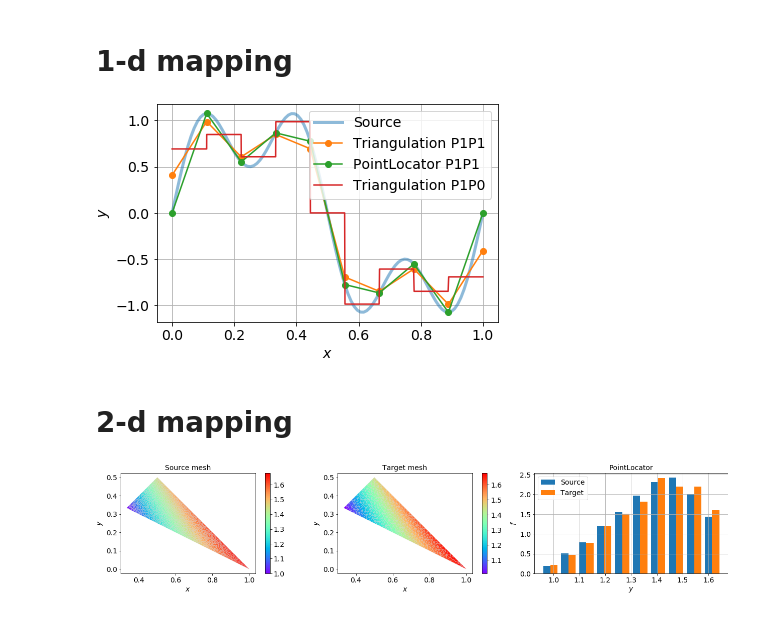
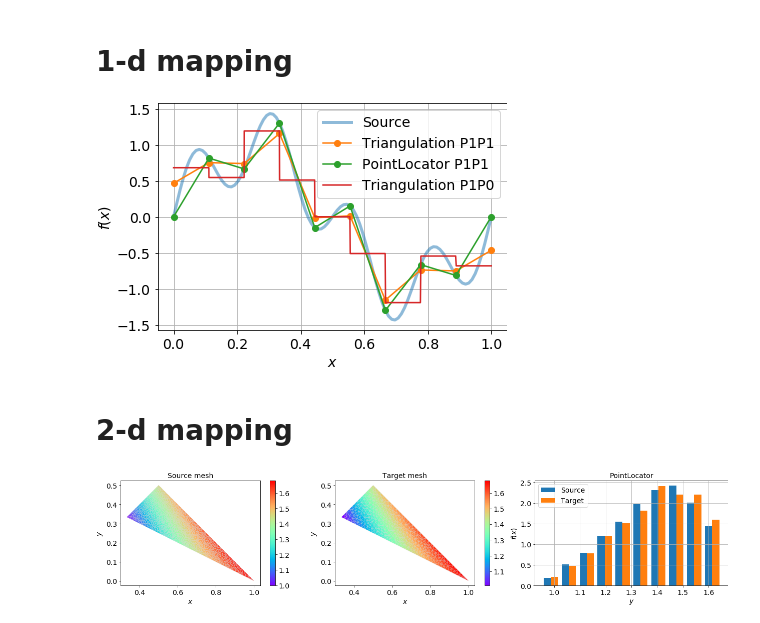
Before and after one commit to tianyikillua/pymapping, a Jupyter notebook: examples/mapping.ipynb, the cells around one changed output. Drawn from its saved outputs; the diff is of its cells as text; code cells hidden in the pictures.

```diff
--- a/examples/mapping.ipynb
+++ b/examples/mapping.ipynb
@@ -32,40 +32,41 @@ def get_P0_visualization(x, y, eps=1e-3):
         if i == 0 or i == len(x) - 1:
             x_.append(x[i])
         else:
             x_.append((1 - eps) * x[i])
             x_.append((1 + eps) * x[i])
     y_ = [val for val in y for _ in range(2)]
     return np.array(x_), np.array(y_)
 
 # Source mesh
 mesh_source = mesh_unit_interval(100)
-y = np.sin(2 * np.pi * mesh_source.points) + 0.5 * np.sin(6 * np.pi * mesh_source.points)
-mesh_source.point_data = {"y": y}
-plt.plot(mesh_source.points, y, label="Source", linewidth=3, alpha=0.5)
+f = np.sin(2 * np.pi * mesh_source.points) + 0.5 * np.sin(8 * np.pi * mesh_source.points)
+mesh_source.point_data = {"f(x)": f}
+plt.plot(mesh_source.points, f, label="Source", linewidth=3, alpha=0.5)
 
 # Target mesh
 mesh_target = mesh_unit_interval(10)
 
 # P1P1 Mapping
 remap = pymapping.Remapper(verbose=False)
 for intersection_type in ["Triangulation", "PointLocator"]:
     remap.prepare(mesh_source, mesh_target, method="P1P1", intersection_type=intersection_type)
-    res = remap.transfer("y")
+    res = remap.transfer("f(x)")
     plt.plot(mesh_target.points, res.array(), "-o", label=intersection_type + " P1P1")
 
 # P1P0
 remap.prepare(mesh_source, mesh_target, method="P1P0", intersection_type="Triangulation")
-res = remap.transfer("y")
+res = remap.transfer("f(x)")
 x_, y_ = get_P0_visualization(mesh_target.points, res.array())
 plt.plot(x_, y_, "-", label="Triangulation P1P0")
 
 plt.xlabel("$x$")
-plt.ylabel("$y$")
+plt.ylabel("$f(x)$")
 plt.grid()
 plt.legend()
 plt.tight_layout()
+plt.savefig("mapping_1d.png", dpi=300)
 # %% [output]
-[figure, old version]
+[figure, new version]
 # %% [markdown]
 # 2-d mapping
 # %%
@@ -84,9 +85,9 @@ plt.figure(figsize=(18, 4))
 # Source mesh
 plt.subplot(1, 3, 1)
 mesh_source = mesh_TUB(0.01)
-y = 2 * np.sin(mesh_source.points[:, 0]) + mesh_source.points[:, 1]
-mesh_source.point_data = {"y": y}
-plt.tripcolor(mesh_source.points[:, 0], mesh_source.points[:, 1], mesh_source.cells["triangle"], y, edgecolors="lightgray", cmap="rainbow")
+f = 2 * np.sin(mesh_source.points[:, 0]) + mesh_source.points[:, 1]
+mesh_source.point_data = {"f(x)": f}
+plt.tripcolor(mesh_source.points[:, 0], mesh_source.points[:, 1], mesh_source.cells["triangle"], f, edgecolors="lightgray", cmap="rainbow")
 plt.xlabel("$x$")
 plt.ylabel("$y$")
 plt.gca().set_aspect("equal")
@@ -100,7 +101,7 @@ plt.subplot(1, 3, 2)
 mesh_target = mesh_TUB(0.02)
 remap = pymapping.Remapper(verbose=False)
 remap.prepare(mesh_source, mesh_target, method="P1P1", intersection_type=intersection_type)
-res = remap.transfer("y")
+res = remap.transfer("f(x)")
 plt.tripcolor(mesh_target.points[:, 0], mesh_target.points[:, 1], mesh_target.cells["triangle"], res.array(), edgecolors="lightgray", cmap="rainbow")
 plt.xlabel("$x$")
 plt.ylabel("$y$")
@@ -111,12 +112,13 @@ plt.tight_layout()
 
 # Quality accessment
 plt.subplot(1, 3, 3)
-plt.hist([y, res.array()], density=True, align="left", label=["Source", "Target"])
+plt.hist([f, res.array()], density=True, align="left", label=["Source", "Target"])
 plt.xlabel("$y$")
-plt.ylabel("$f$")
+plt.ylabel("$f(x)$")
 plt.legend()
 plt.grid()
 plt.title(intersection_type)
 plt.tight_layout()
+plt.savefig("mapping_2d.png", dpi=300)
 # %% [output]
-[figure, old version]
+[figure, new version]
```
Also changed, not shown: 1 other file.
